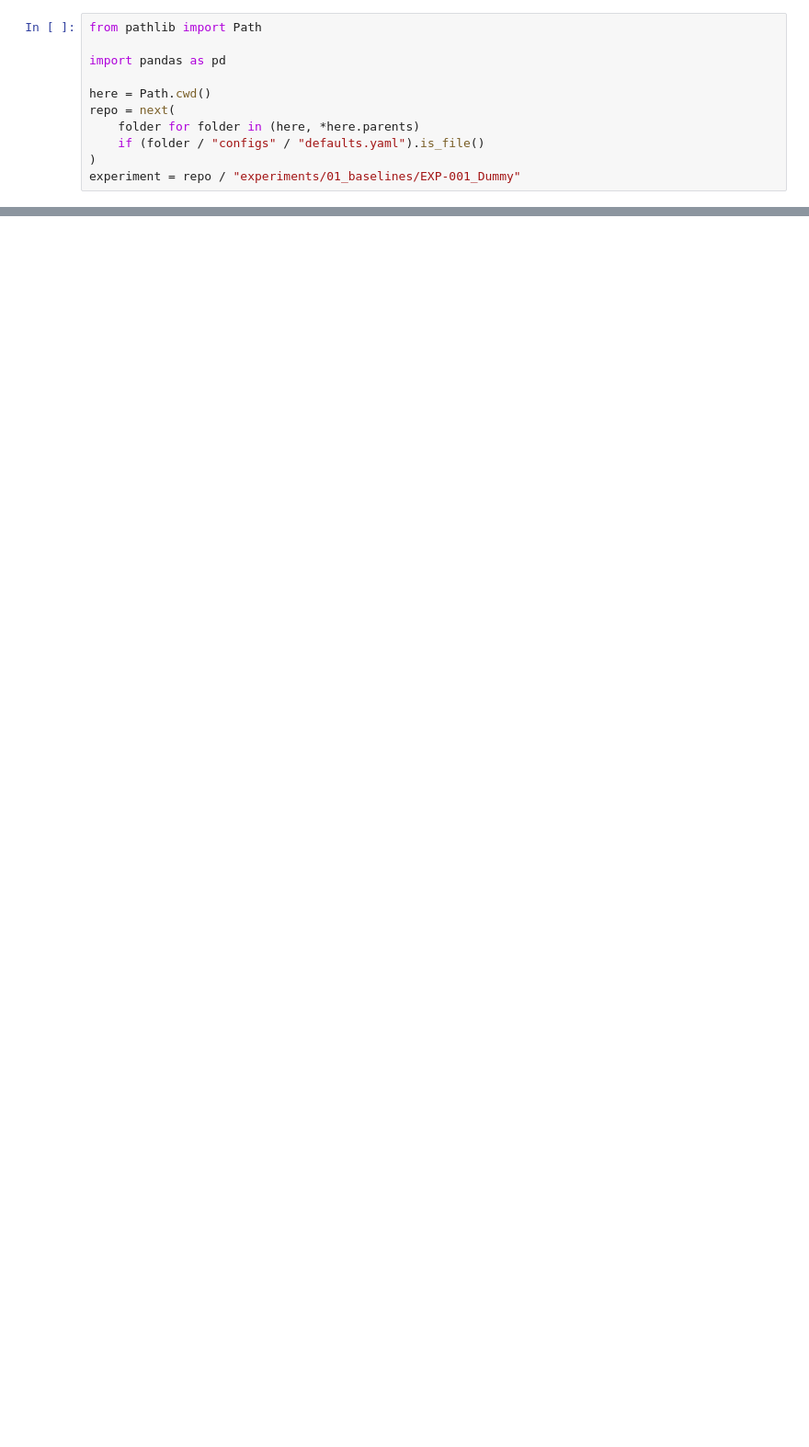
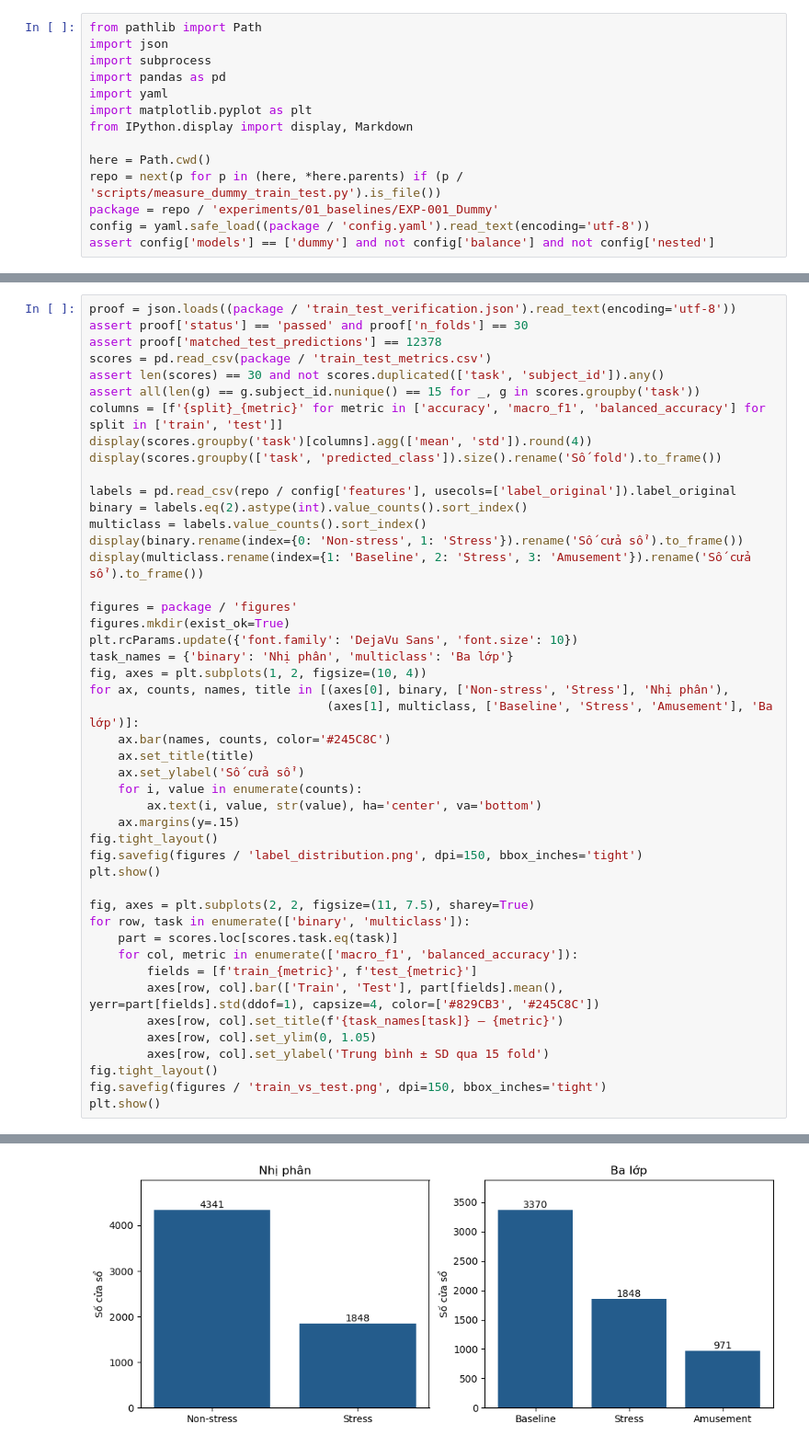
Before and after one commit to thaitran14072006/SGU26_Group09_Machine_Learning, a Jupyter notebook: wesad-stress-detection/experiments/01_baselines/EXP-001_Dummy/experiment.ipynb, the cells around one changed output, grey strips where cells are left out. Shown at 92% size. Saved outputs shown, nothing was run; the diff lists cells and outputs as text; blank space fills up the shorter version.

Commit message:
thêm train test cho dummy

```diff
--- a/wesad-stress-detection/experiments/01_baselines/EXP-001_Dummy/experiment.ipynb
+++ b/wesad-stress-detection/experiments/01_baselines/EXP-001_Dummy/experiment.ipynb
@@ -12,11 +24,14 @@ Bộ physiological68 gồm 68 đặc trưng và 6.189 cửa sổ từ 15 ngườ
 # %%
 from pathlib import Path
-
+import json
+import subprocess
 import pandas as pd
+import yaml
+import matplotlib.pyplot as plt
+from IPython.display import display, Markdown
 
 here = Path.cwd()
-repo = next(
-    folder for folder in (here, *here.parents)
-    if (folder / "configs" / "defaults.yaml").is_file()
-)
-experiment = repo / "experiments/01_baselines/EXP-001_Dummy"
+repo = next(p for p in (here, *here.parents) if (p / 'scripts/measure_dummy_train_test.py').is_file())
+package = repo / 'experiments/01_baselines/EXP-001_Dummy'
+config = yaml.safe_load((package / 'config.yaml').read_text(encoding='utf-8'))
+assert config['models'] == ['dummy'] and not config['balance'] and not config['nested']
@@ -129,0 +72,47 @@ các mô hình học từ 68 đặc trưng sinh lý.
+# %%
+proof = json.loads((package / 'train_test_verification.json').read_text(encoding='utf-8'))
+assert proof['status'] == 'passed' and proof['n_folds'] == 30
+assert proof['matched_test_predictions'] == 12378
+scores = pd.read_csv(package / 'train_test_metrics.csv')
+assert len(scores) == 30 and not scores.duplicated(['task', 'subject_id']).any()
+assert all(len(g) == g.subject_id.nunique() == 15 for _, g in scores.groupby('task'))
+columns = [f'{split}_{metric}' for metric in ['accuracy', 'macro_f1', 'balanced_accuracy'] for split in ['train', 'test']]
+display(scores.groupby('task')[columns].agg(['mean', 'std']).round(4))
+display(scores.groupby(['task', 'predicted_class']).size().rename('Số fold').to_frame())
+
+labels = pd.read_csv(repo / config['features'], usecols=['label_original']).label_original
+binary = labels.eq(2).astype(int).value_counts().sort_index()
+multiclass = labels.value_counts().sort_index()
+display(binary.rename(index={0: 'Non-stress', 1: 'Stress'}).rename('Số cửa sổ').to_frame())
+display(multiclass.rename(index={1: 'Baseline', 2: 'Stress', 3: 'Amusement'}).rename('Số cửa sổ').to_frame())
+
+figures = package / 'figures'
+figures.mkdir(exist_ok=True)
+plt.rcParams.update({'font.family': 'DejaVu Sans', 'font.size': 10})
+task_names = {'binary': 'Nhị phân', 'multiclass': 'Ba lớp'}
+fig, axes = plt.subplots(1, 2, figsize=(10, 4))
+for ax, counts, names, title in [(axes[0], binary, ['Non-stress', 'Stress'], 'Nhị phân'),
+                                 (axes[1], multiclass, ['Baseline', 'Stress', 'Amusement'], 'Ba lớp')]:
+    ax.bar(names, counts, color='#245C8C')
+    ax.set_title(title)
+    ax.set_ylabel('Số cửa sổ')
+    for i, value in enumerate(counts):
+        ax.text(i, value, str(value), ha='center', va='bottom')
+    ax.margins(y=.15)
+fig.tight_layout()
+fig.savefig(figures / 'label_distribution.png', dpi=150, bbox_inches='tight')
+plt.show()
+
+fig, axes = plt.subplots(2, 2, figsize=(11, 7.5), sharey=True)
+for row, task in enumerate(['binary', 'multiclass']):
+    part = scores.loc[scores.task.eq(task)]
+    for col, metric in enumerate(['macro_f1', 'balanced_accuracy']):
+        fields = [f'train_{metric}', f'test_{metric}']
+        axes[row, col].bar(['Train', 'Test'], part[fields].mean(), yerr=part[fields].std(ddof=1), capsize=4, color=['#829CB3', '#245C8C'])
+        axes[row, col].set_title(f'{task_names[task]} — {metric}')
+        axes[row, col].set_ylim(0, 1.05)
+        axes[row, col].set_ylabel('Trung bình ± SD qua 15 fold')
+fig.tight_layout()
+fig.savefig(figures / 'train_vs_test.png', dpi=150, bbox_inches='tight')
+plt.show()
+# %% [output]
@@ -129,0 +137 @@ các mô hình học từ 68 đặc trưng sinh lý.
+[figure, added]
```
Also changed, not shown: parts of 22 cells of this notebook, 9 other files.
